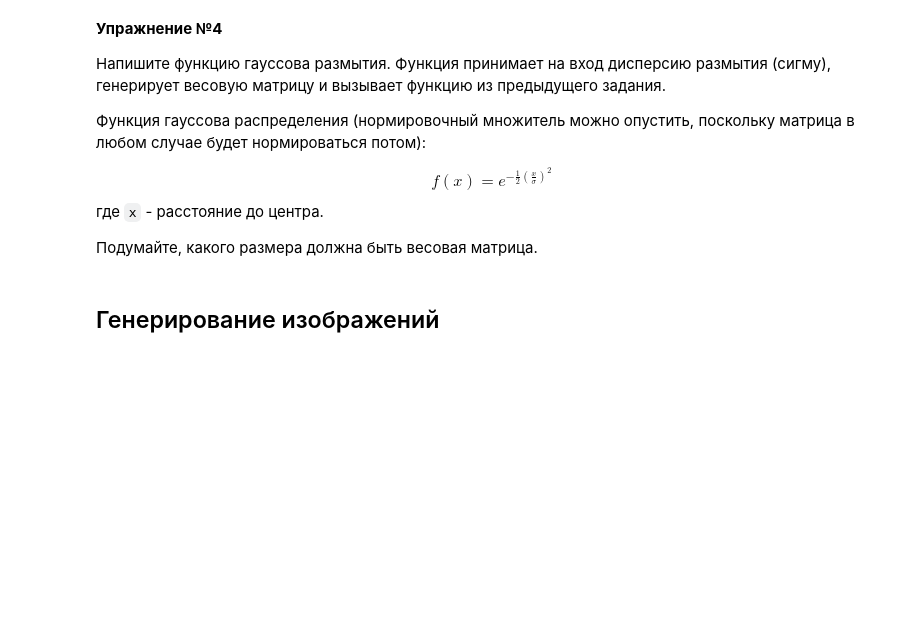
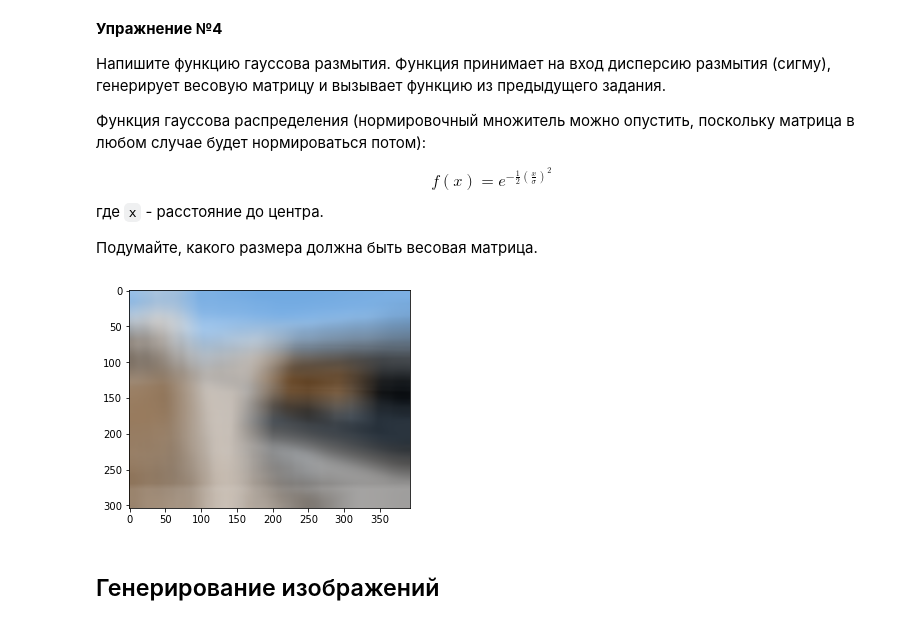
Before and after one commit to furs-aka-beast/mipt_inf, a Jupyter notebook: lab5.ipynb, the cells around one changed output. Saved outputs shown, nothing was run; the diff lists cells and outputs as text; code cells hidden in the pictures; blank space fills up the shorter version.

```diff
--- a/lab5.ipynb
+++ b/lab5.ipynb
@@ -163,10 +210,19 @@ $$
 Подумайте, какого размера должна быть весовая матрица.
 # %%
 def gaussian_blur(img_array, sigma):
-    """
-    Выполняет гауссово размытие с заданной дисперсией
-    """
-    pass
+    mat = np.array([0]*(int(img_arr.shape[0]/5)**2*3), dtype=float)
+    mat = mat.reshape(int(img_arr.shape[0]/5), int(img_arr.shape[0]/5), 3)
+    for i in range(mat.shape[0]):
+        for j in range(mat.shape[1]):
+            for k in range(mat.shape[2]):
+                mat[i][j][k]=np.exp(-1/2/sigma**2*((mat.shape[0]-i)**2+(mat.shape[1]-j)**2))
+    return blur(img_array, np.array(mat))
+# %%
+b=gaussian_blur(img_arr, 100)
+plt.imshow(b)
+plt.show()
+# %% [output]
+[figure, added]
 # %% [markdown]
 ## Генерирование изображений
 # %% [markdown]
```
Also changed, not shown: parts of 25 cells of this notebook.
